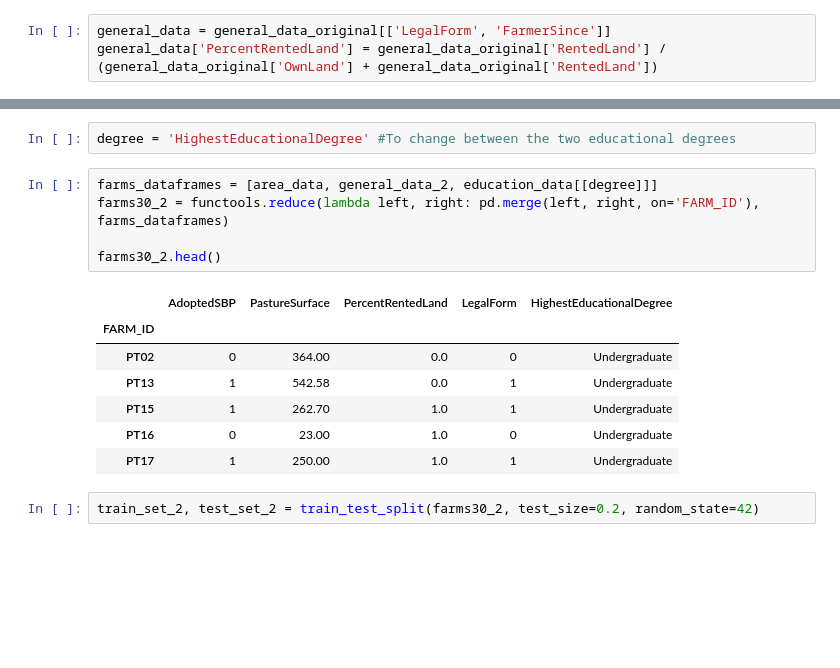
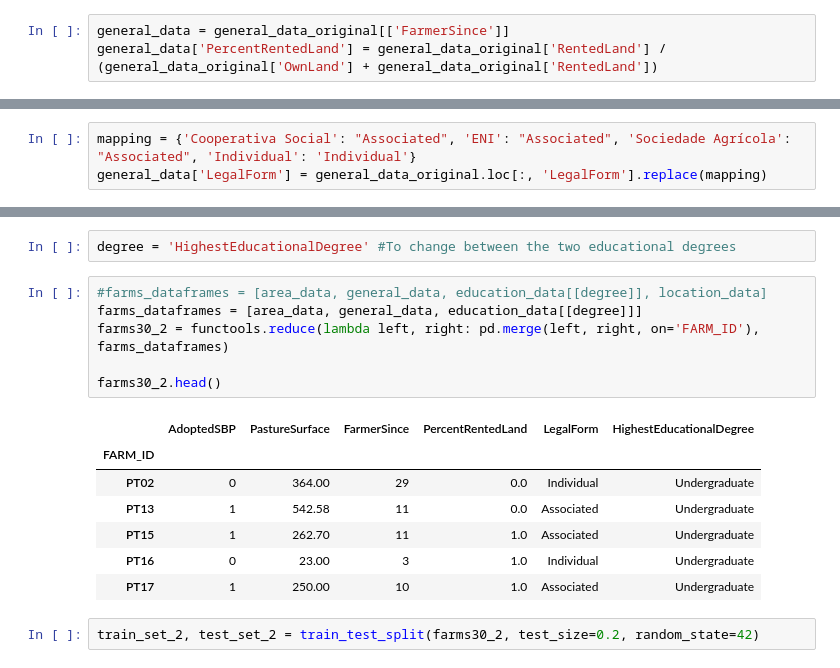
Before and after one commit to giacrava/thesis-sbp-abm, a Jupyter notebook: sbp_abm_survey/survey_analysis/Survey analysis.ipynb, the cells around one changed output, grey strips where cells are left out. Cells and saved outputs as stored; diff of their text form; blank space fills up the shorter version.

```diff
--- a/sbp_abm_survey/survey_analysis/Survey analysis.ipynb
+++ b/sbp_abm_survey/survey_analysis/Survey analysis.ipynb
@@ -149,7 +149,7 @@ general_data_original = general_data_original.drop('PT00')
 # %% [markdown]
 Get percentage of rented land over total one
 # %%
-general_data = general_data_original[['LegalForm', 'FarmerSince']]
+general_data = general_data_original[['FarmerSince']]
 general_data['PercentRentedLand'] = general_data_original['RentedLand'] / (general_data_original['OwnLand'] + general_data_original['RentedLand'])
 # %% [output]
 A value is trying to be set on a copy of a slice from a DataFrame.
@@ -158,0 +161,3 @@ See the caveats in the documentation: https://pandas.pydata.org/pandas-docs/stab
+# %%
+mapping = {'Cooperativa Social': "Associated", 'ENI': "Associated", 'Sociedade Agrícola': "Associated", 'Individual': 'Individual'}
+general_data['LegalForm'] = general_data_original.loc[:, 'LegalForm'].replace(mapping)
@@ -782,18 +787,19 @@ education_data.head()
 # %%
 degree = 'HighestEducationalDegree' #To change between the two educational degrees
 # %%
-farms_dataframes = [area_data, general_data_2, education_data[[degree]]]
+#farms_dataframes = [area_data, general_data, education_data[[degree]], location_data]
+farms_dataframes = [area_data, general_data, education_data[[degree]]]
 farms30_2 = functools.reduce(lambda left, right: pd.merge(left, right, on='FARM_ID'), farms_dataframes)
 
 farms30_2.head()
 # %% [output]
-|  | AdoptedSBP | PastureSurface | PercentRentedLand | LegalForm | HighestEducationalDegree |
-| FARM_ID |  |  |  |  |  |
-| PT02 | 0 | 364.00 | 0.0 | 0 | Undergraduate |
-| PT13 | 1 | 542.58 | 0.0 | 1 | Undergraduate |
-| PT15 | 1 | 262.70 | 1.0 | 1 | Undergraduate |
-| PT16 | 0 | 23.00 | 1.0 | 0 | Undergraduate |
-| PT17 | 1 | 250.00 | 1.0 | 1 | Undergraduate |
+|  | AdoptedSBP | PastureSurface | FarmerSince | PercentRentedLand | LegalForm | HighestEducationalDegree |
+| FARM_ID |  |  |  |  |  |  |
+| PT02 | 0 | 364.00 | 29 | 0.0 | Individual | Undergraduate |
+| PT13 | 1 | 542.58 | 11 | 0.0 | Associated | Undergraduate |
+| PT15 | 1 | 262.70 | 11 | 1.0 | Associated | Undergraduate |
+| PT16 | 0 | 23.00 | 3 | 1.0 | Individual | Undergraduate |
+| PT17 | 1 | 250.00 | 10 | 1.0 | Associated | Undergraduate |
 # %%
 train_set_2, test_set_2 = train_test_split(farms30_2, test_size=0.2, random_state=42)
 # %%
```
Also changed, not shown: parts of 105 cells of this notebook, 1 other file.
